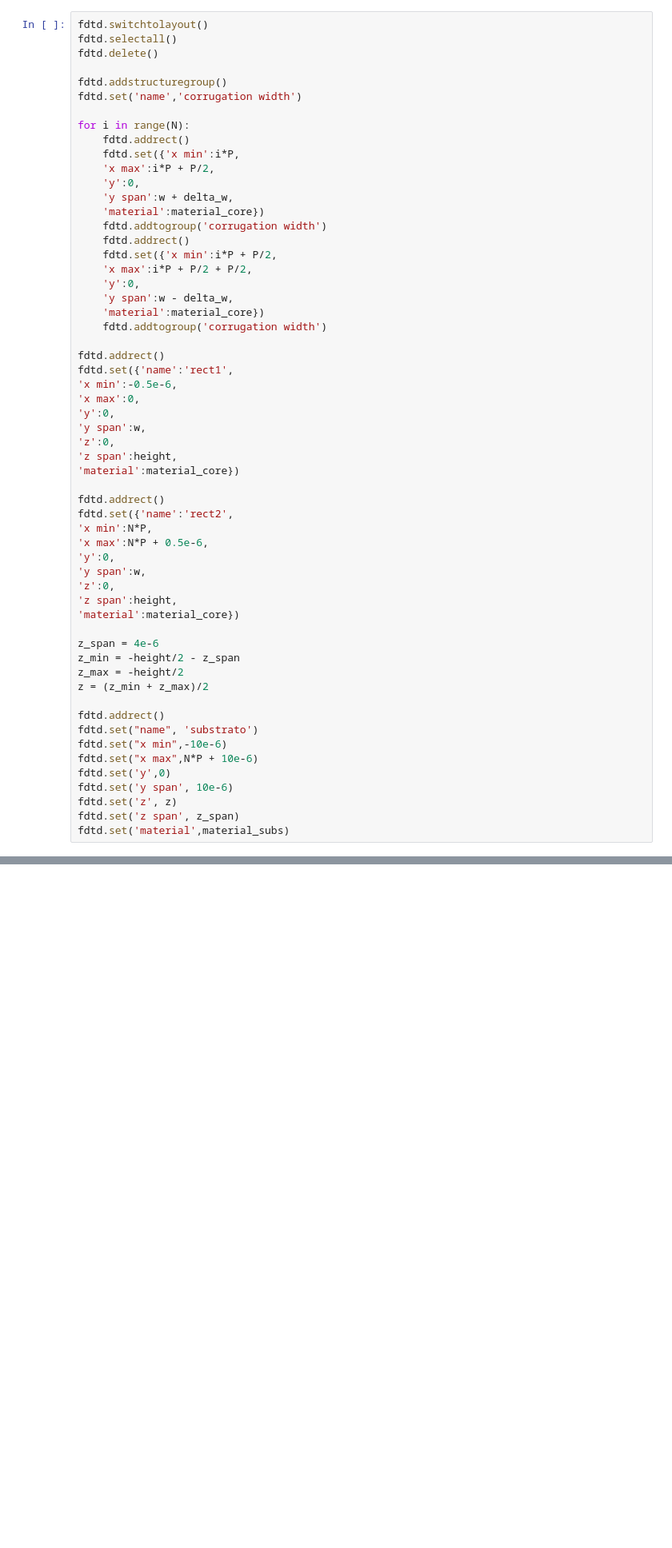
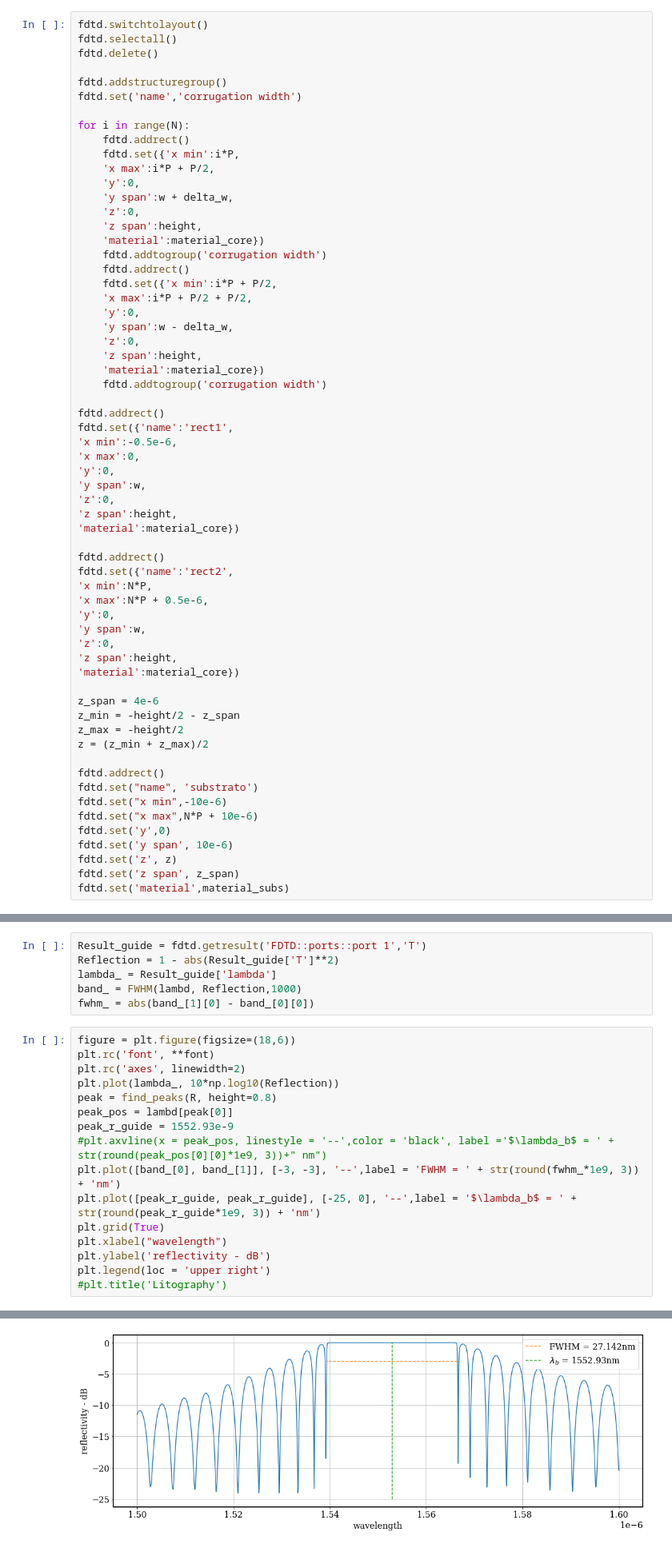
Before and after one commit to moisesoliveira08/BragGrating, a Jupyter notebook: Documentation/FDTD.ipynb, the cells around one changed output, grey strips where cells are left out. Shown at 80% size. Saved outputs shown, nothing was run; the diff lists cells and outputs as text; blank space fills up the shorter version.

```diff
--- a/Documentation/FDTD.ipynb
+++ b/Documentation/FDTD.ipynb
@@ -76,6 +76,8 @@ for i in range(N):
     'x max':i*P + P/2,
     'y':0,
     'y span':w + delta_w,
+    'z':0,
+    'z span':height,
     'material':material_core})
     fdtd.addtogroup('corrugation width')
     fdtd.addrect()
@@ -83,6 +85,8 @@ for i in range(N):
     'x max':i*P + P/2 + P/2,
     'y':0,
     'y span':w - delta_w,
+    'z':0,
+    'z span':height,
     'material':material_core})
     fdtd.addtogroup('corrugation width')
 
@@ -311,0 +294,23 @@ array([[1.55872510e-06],
+# %%
+Result_guide = fdtd.getresult('FDTD::ports::port 1','T')
+Reflection = 1 - abs(Result_guide['T']**2)
+lambda_ = Result_guide['lambda']
+band_ = FWHM(lambd, Reflection,1000)
+fwhm_ = abs(band_[1][0] - band_[0][0])
+# %%
+figure = plt.figure(figsize=(18,6))
+plt.rc('font', **font)
+plt.rc('axes', linewidth=2)
+plt.plot(lambda_, 10*np.log10(Reflection))
+peak = find_peaks(R, height=0.8)
+peak_pos = lambd[peak[0]]
+peak_r_guide = 1552.93e-9
+#plt.axvline(x = peak_pos, linestyle = '--',color = 'black', label ='$\lambda_b$ = ' + str(round(peak_pos[0][0]*1e9, 3))+" nm")
+plt.plot([band_[0], band_[1]], [-3, -3], '--',label = 'FWHM = ' + str(round(fwhm_*1e9, 3)) + 'nm')
+plt.plot([peak_r_guide, peak_r_guide], [-25, 0], '--',label = '$\lambda_b$ = ' + str(round(peak_r_guide*1e9, 3)) + 'nm')
+plt.grid(True)
+plt.xlabel("wavelength")
+plt.ylabel('reflectivity - dB')
+plt.legend(loc = 'upper right')
+#plt.title('Litography')
+# %% [output]
@@ -311,0 +318 @@ array([[1.55872510e-06],
+[figure, added]
```
Also changed, not shown: parts of 4 cells of this notebook, 5 other files.
